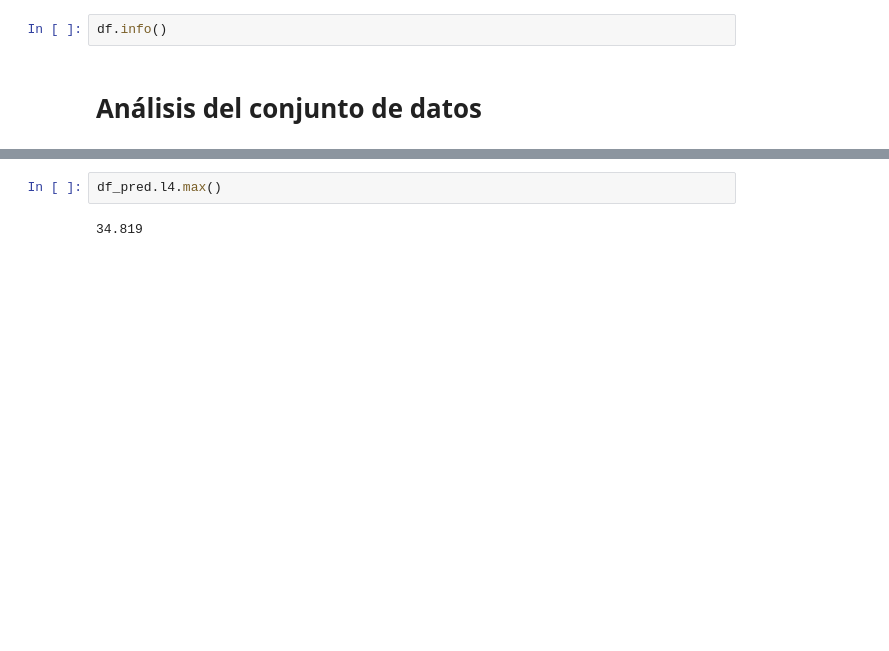
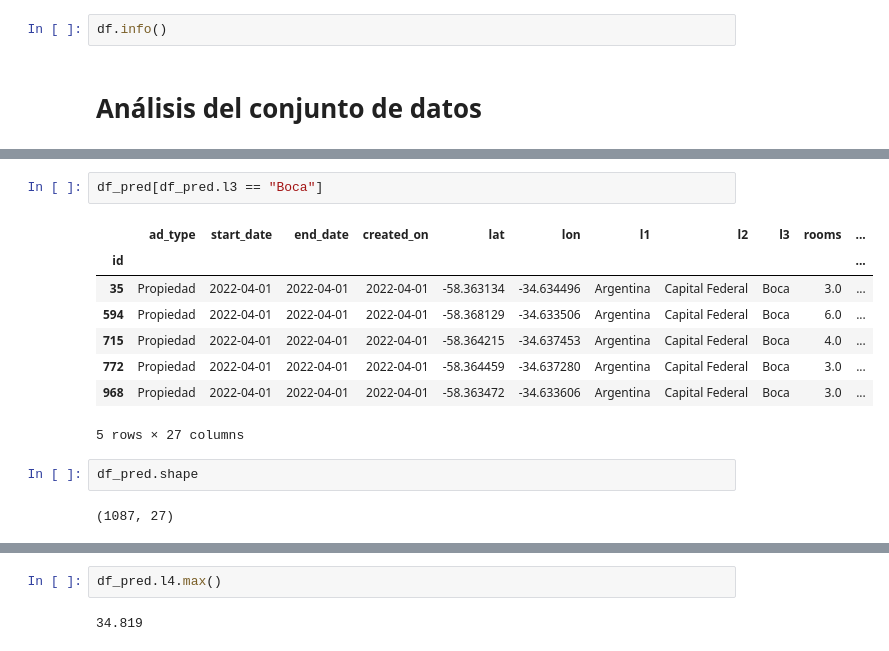
Before and after one commit to NNunezManzano/Predicci-n-precio-de-propiedades, a Jupyter notebook: TP_individual_docker.ipynb, the cells around one changed output, grey strips where cells are left out. Cells and saved outputs as stored; diff of their text form; blank space fills up the shorter version.

```diff
--- a/TP_individual_docker.ipynb
+++ b/TP_individual_docker.ipynb
@@ -32,0 +88,15 @@ df.info()
+# %%
+df_pred[df_pred.l3 == "Boca"]
+# %% [output]
+|  | ad_type | start_date | end_date | created_on | lat | lon | l1 | l2 | l3 | rooms | ... |
+| id |  |  |  |  |  |  |  |  |  |  | ... |
+| 35 | Propiedad | 2022-04-01 | 2022-04-01 | 2022-04-01 | -58.363134 | -34.634496 | Argentina | Capital Federal | Boca | 3.0 | ... |
+| 594 | Propiedad | 2022-04-01 | 2022-04-01 | 2022-04-01 | -58.368129 | -34.633506 | Argentina | Capital Federal | Boca | 6.0 | ... |
+| 715 | Propiedad | 2022-04-01 | 2022-04-01 | 2022-04-01 | -58.364215 | -34.637453 | Argentina | Capital Federal | Boca | 4.0 | ... |
+| 772 | Propiedad | 2022-04-01 | 2022-04-01 | 2022-04-01 | -58.364459 | -34.637280 | Argentina | Capital Federal | Boca | 3.0 | ... |
+| 968 | Propiedad | 2022-04-01 | 2022-04-01 | 2022-04-01 | -58.363472 | -34.633606 | Argentina | Capital Federal | Boca | 3.0 | ... |
+5 rows × 27 columns
+# %%
+df_pred.shape
+# %% [output]
+(1087, 27)
```
Also changed, not shown: parts of 23 cells of this notebook.
